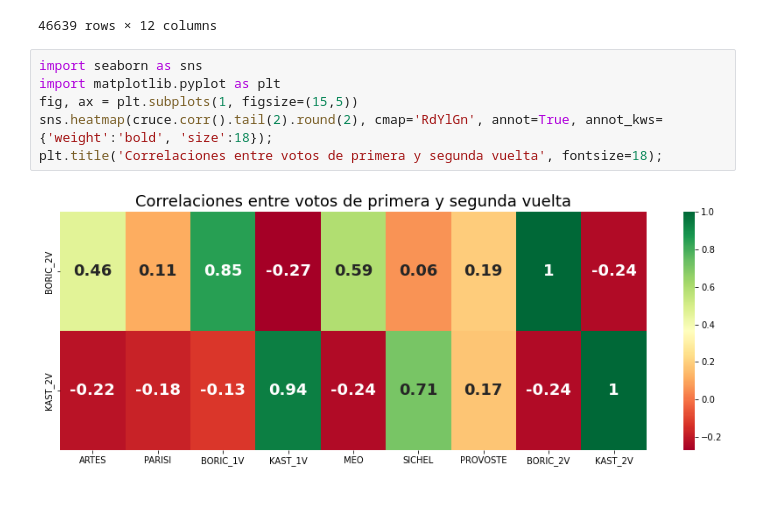
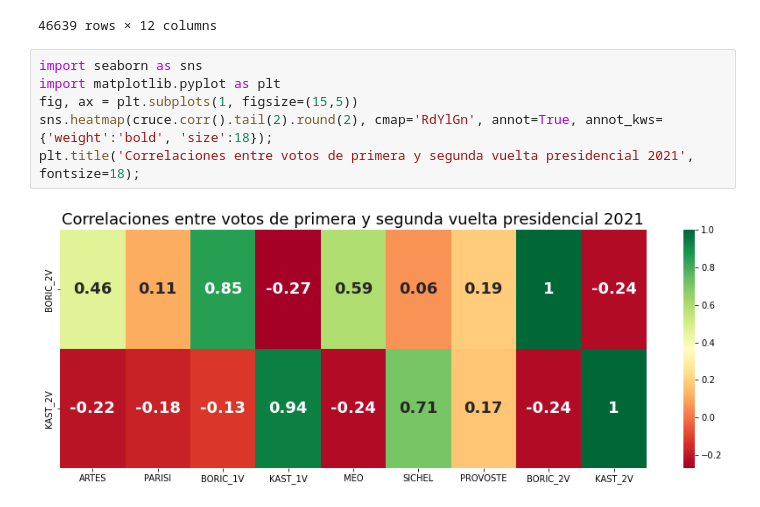
Before and after one commit to sergiolucero/chileresultadoselectorales, a Jupyter notebook: PrimeraMirada.ipynb, the cells around one changed output. Drawn from its saved outputs; the diff is of its cells as text.

```diff
--- a/PrimeraMirada.ipynb
+++ b/PrimeraMirada.ipynb
@@ -32,8 +32,8 @@ cruce
 # %%
 import seaborn as sns
 import matplotlib.pyplot as plt
 fig, ax = plt.subplots(1, figsize=(15,5))
 sns.heatmap(cruce.corr().tail(2).round(2), cmap='RdYlGn', annot=True, annot_kws={'weight':'bold', 'size':18});
-plt.title('Correlaciones entre votos de primera y segunda vuelta', fontsize=18);
+plt.title('Correlaciones entre votos de primera y segunda vuelta presidencial 2021', fontsize=18);
 # %% [output]
-[figure, old version]
+[figure, new version]
```
